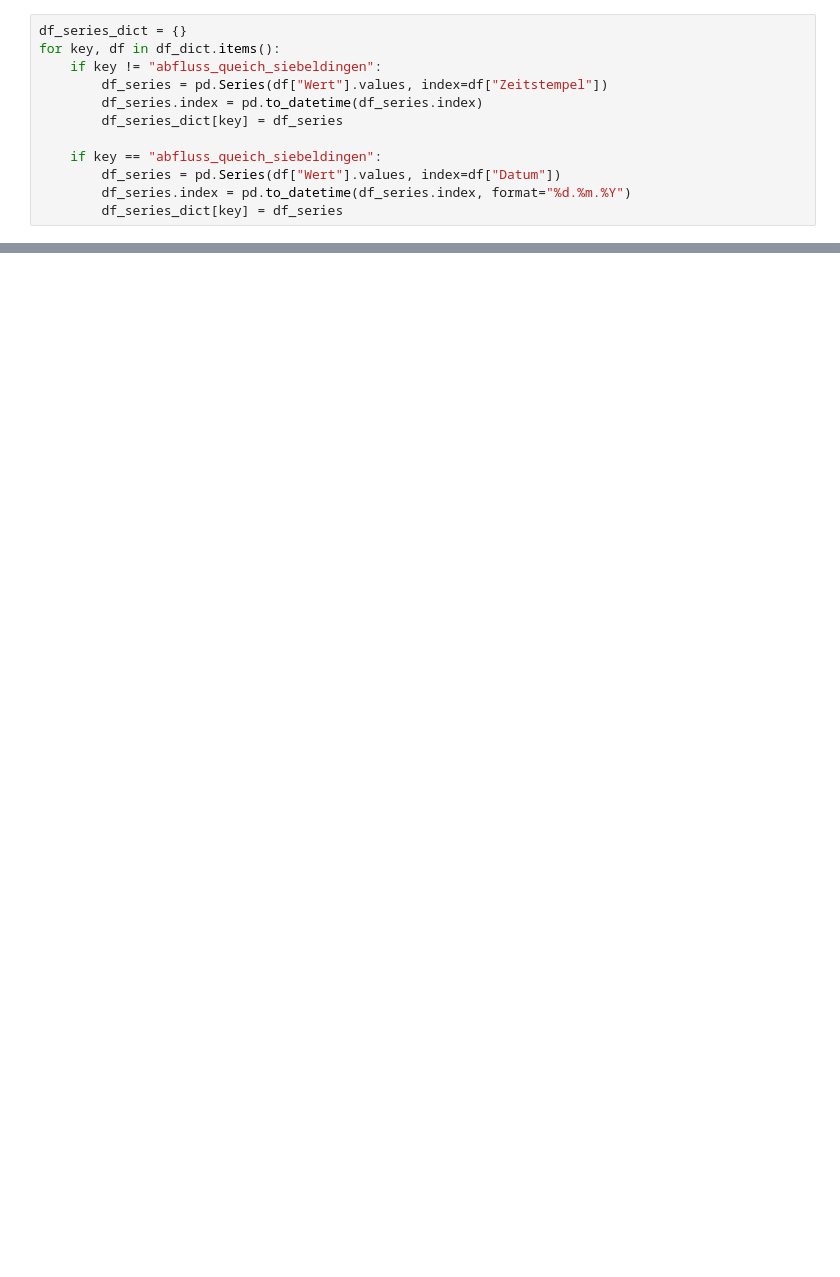
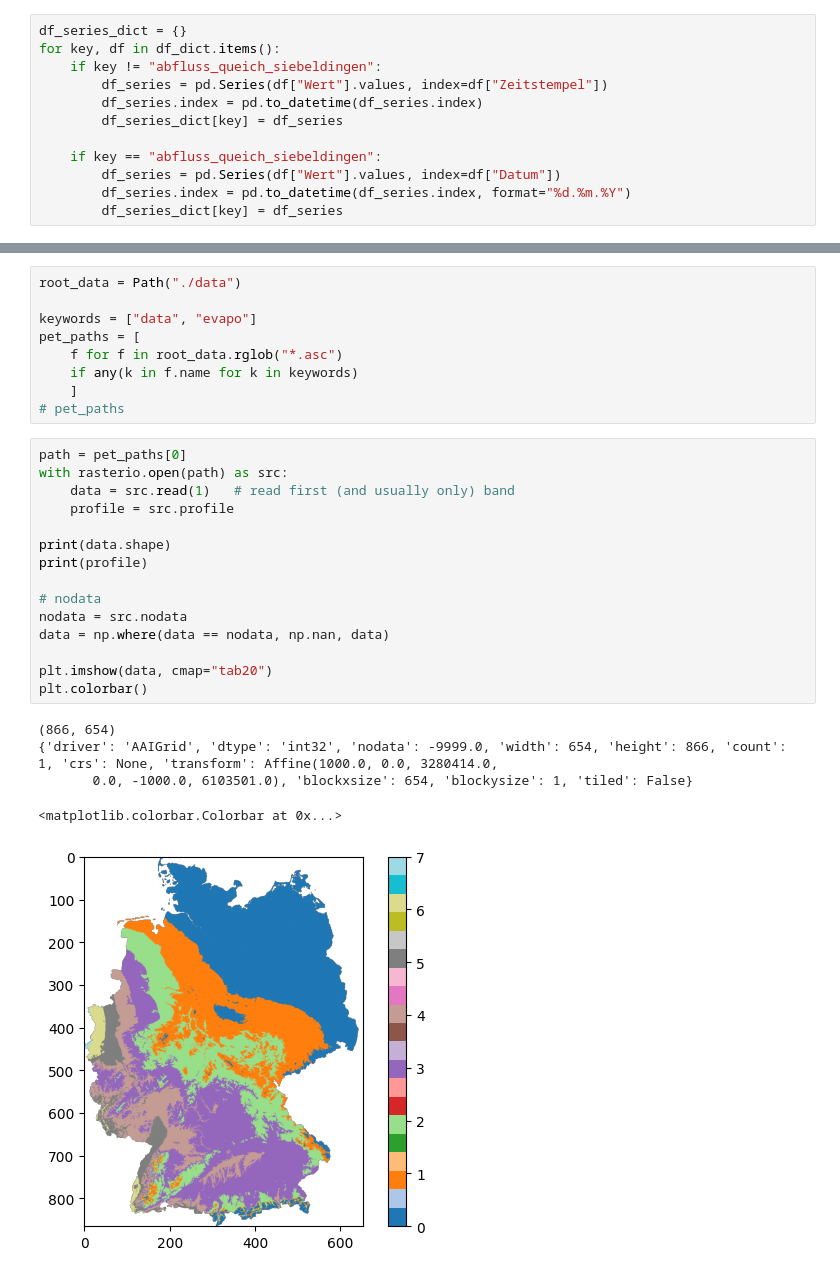
Before and after one commit to danielsehr/pred-Q-ueich, a Jupyter notebook: temp.ipynb, the cells around one changed output, grey strips where cells are left out. Drawn from its saved outputs; the diff is of its cells as text; blank space fills up the shorter version.

```diff
--- a/temp.ipynb
+++ b/temp.ipynb
@@ -82,0 +73,30 @@ plt.show()
+# %%
+root_data = Path("./data")
+
+keywords = ["data", "evapo"]
+pet_paths = [
+    f for f in root_data.rglob("*.asc")
+    if any(k in f.name for k in keywords)
+    ]
+# pet_paths
+# %%
+path = pet_paths[0]
+with rasterio.open(path) as src:
+    data = src.read(1)   # read first (and usually only) band
+    profile = src.profile
+
+print(data.shape)
+print(profile)
+
+# nodata
+nodata = src.nodata
+data = np.where(data == nodata, np.nan, data)
+
+plt.imshow(data, cmap="tab20")
+plt.colorbar()
+# %% [output]
+(866, 654)
+{'driver': 'AAIGrid', 'dtype': 'int32', 'nodata': -9999.0, 'width': 654, 'height': 866, 'count': 1, 'crs': None, 'transform': Affine(1000.0, 0.0, 3280414.0,
+       0.0, -1000.0, 6103501.0), 'blockxsize': 654, 'blockysize': 1, 'tiled': False}
+<matplotlib.colorbar.Colorbar at 0x...>
+[figure, added]
```
Also changed, not shown: parts of 9 cells of this notebook.
